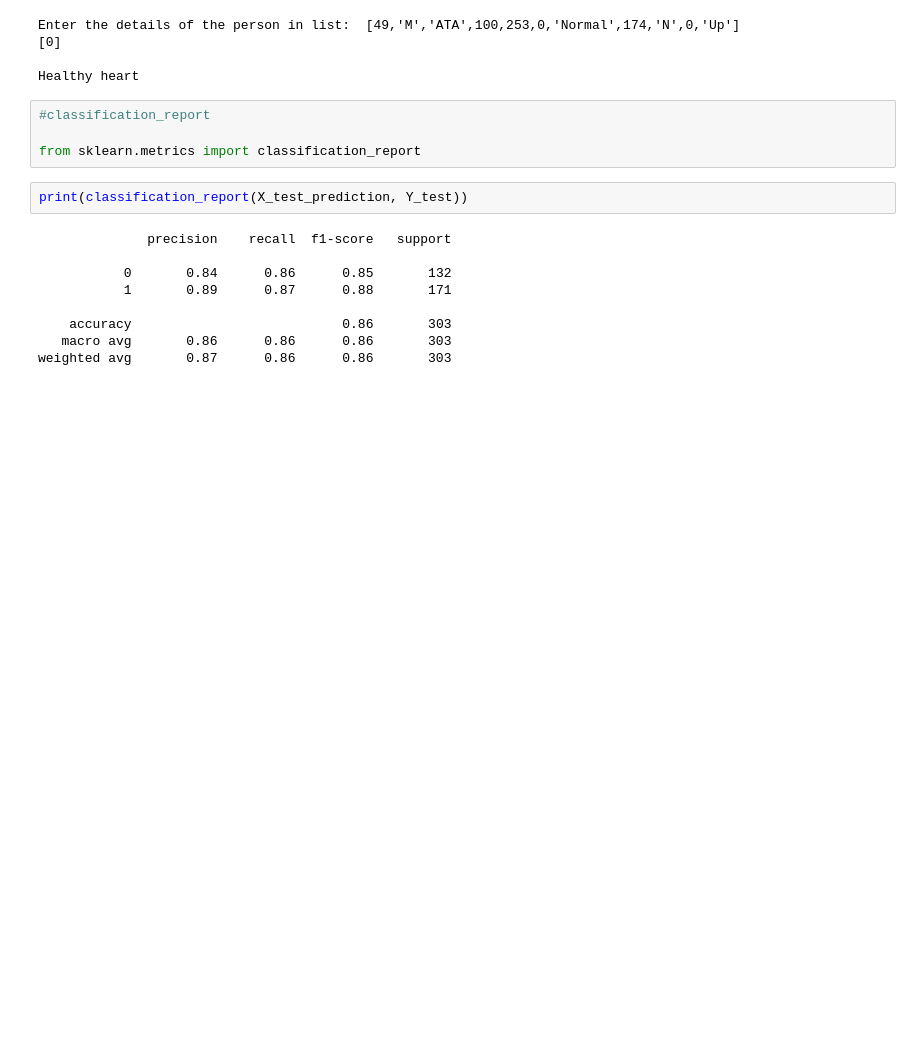
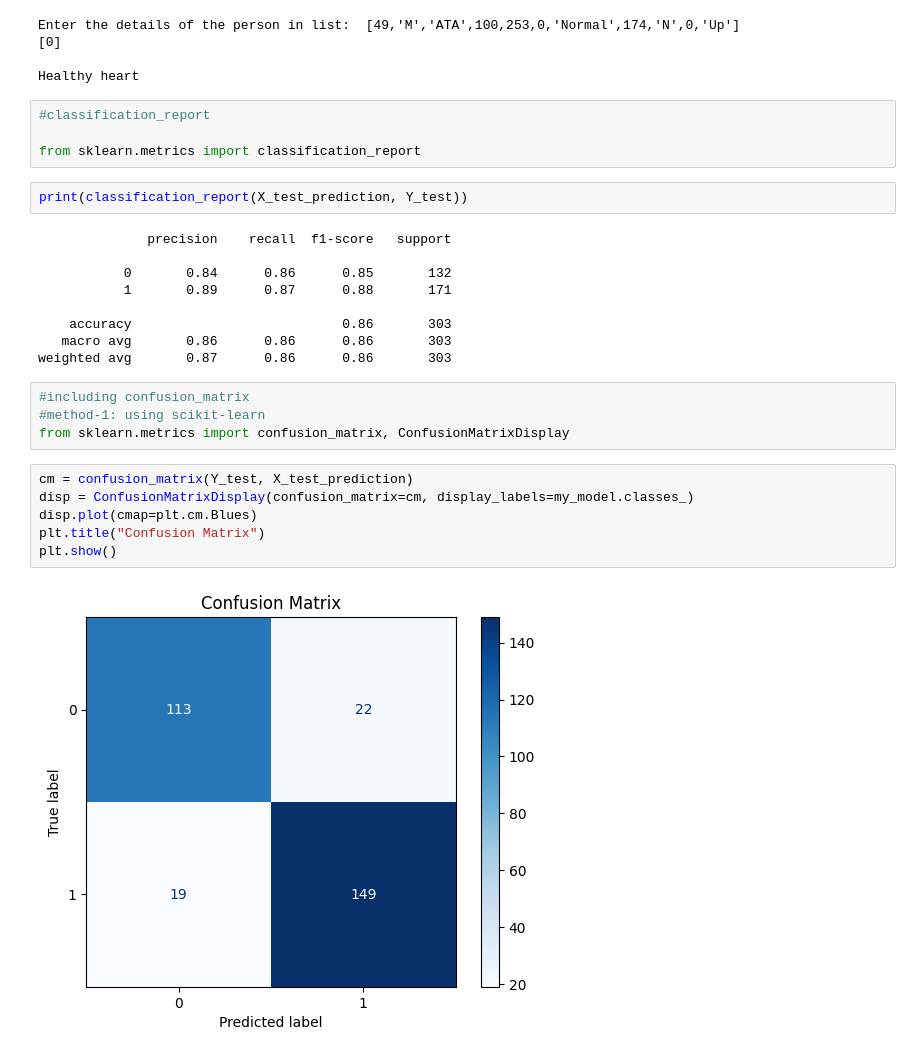
Before and after one commit to AnshulKumar79/Heart_Disease_Prediction_Model, a Jupyter notebook: HeartDiseasePrediction.ipynb, the cells around one changed output. Cells and saved outputs as stored; diff of their text form; blank space fills up the shorter version.

Commit message:
Plotted the confusion_matrix for the model

```diff
--- a/HeartDiseasePrediction.ipynb
+++ b/HeartDiseasePrediction.ipynb
@@ -424,3 +424,15 @@ print(classification_report(X_test_prediction, Y_test))
     accuracy                           0.86       303
    macro avg       0.86      0.86      0.86       303
 weighted avg       0.87      0.86      0.86       303
+# %%
+#including confusion_matrix
+#method-1: using scikit-learn
+from sklearn.metrics import confusion_matrix, ConfusionMatrixDisplay
+# %%
+cm = confusion_matrix(Y_test, X_test_prediction)
+disp = ConfusionMatrixDisplay(confusion_matrix=cm, display_labels=my_model.classes_)
+disp.plot(cmap=plt.cm.Blues)
+plt.title("Confusion Matrix")
+plt.show()
+# %% [output]
+[figure, added]
```
Also changed, not shown: parts of 4 cells of this notebook.
